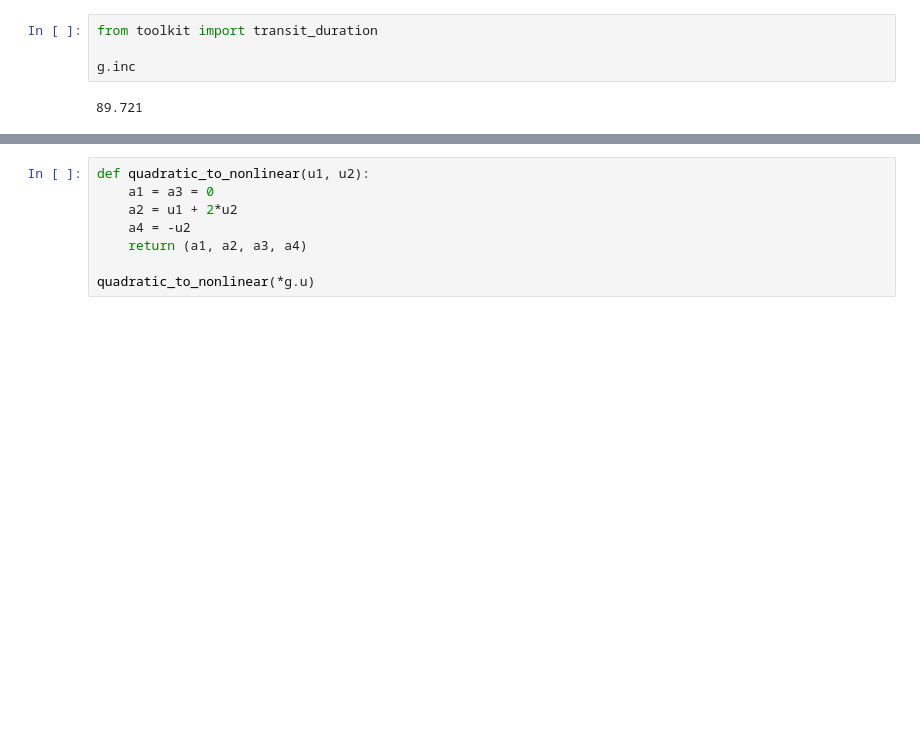
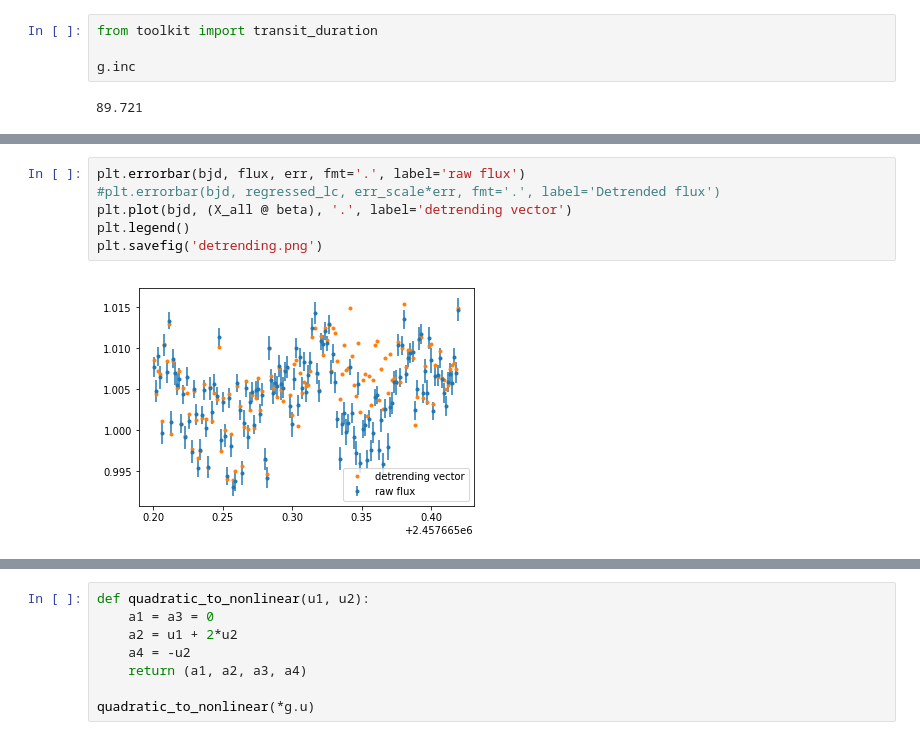
Before and after one commit to bmorris3/trappist1g_spots, a Jupyter notebook: lightcurve.ipynb, the cells around one changed output, grey strips where cells are left out. Saved outputs shown, nothing was run; the diff lists cells and outputs as text; blank space fills up the shorter version.

```diff
--- a/lightcurve.ipynb
+++ b/lightcurve.ipynb
@@ -84,3 +85,11 @@ Optimization terminated successfully.
+# %%
+plt.errorbar(bjd, flux, err, fmt='.', label='raw flux')
+#plt.errorbar(bjd, regressed_lc, err_scale*err, fmt='.', label='Detrended flux')
+plt.plot(bjd, (X_all @ beta), '.', label='detrending vector')
+plt.legend()
+plt.savefig('detrending.png')
+# %% [output]
+[figure, added]
 # %% [markdown]
 Compare with the lightcurve from Michael:
 ![](./gillon.png)
```
Also changed, not shown: parts of 2 cells of this notebook, 11 other files.
